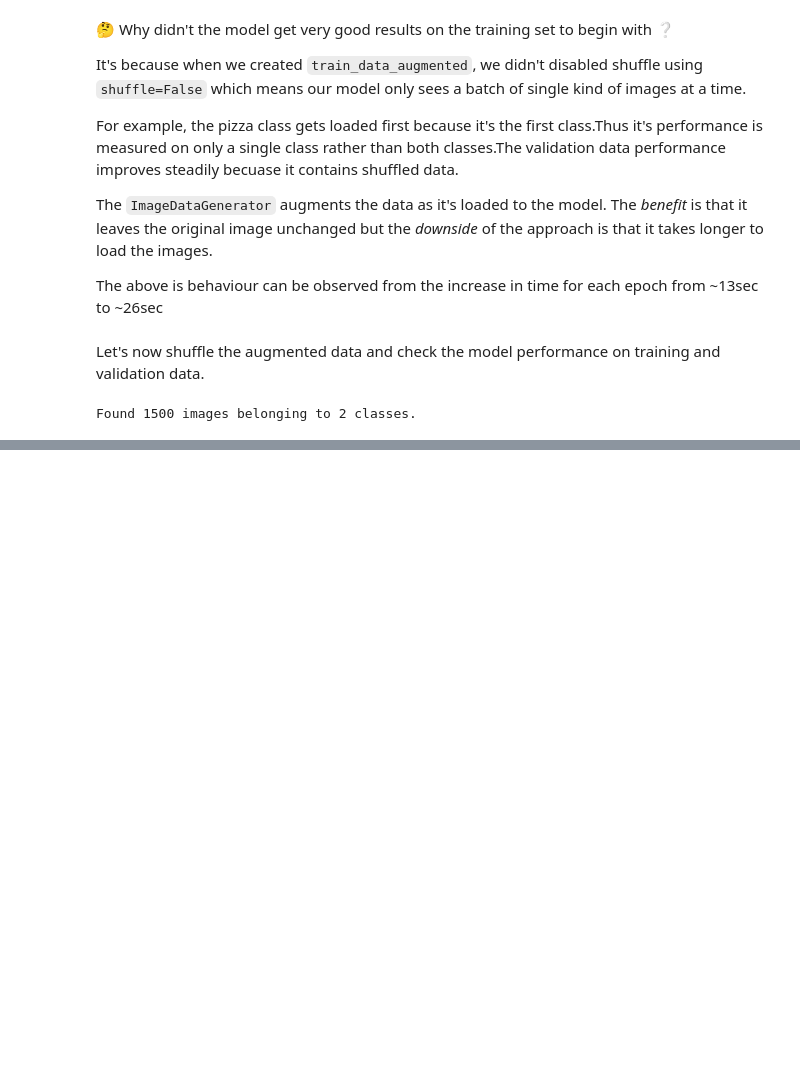
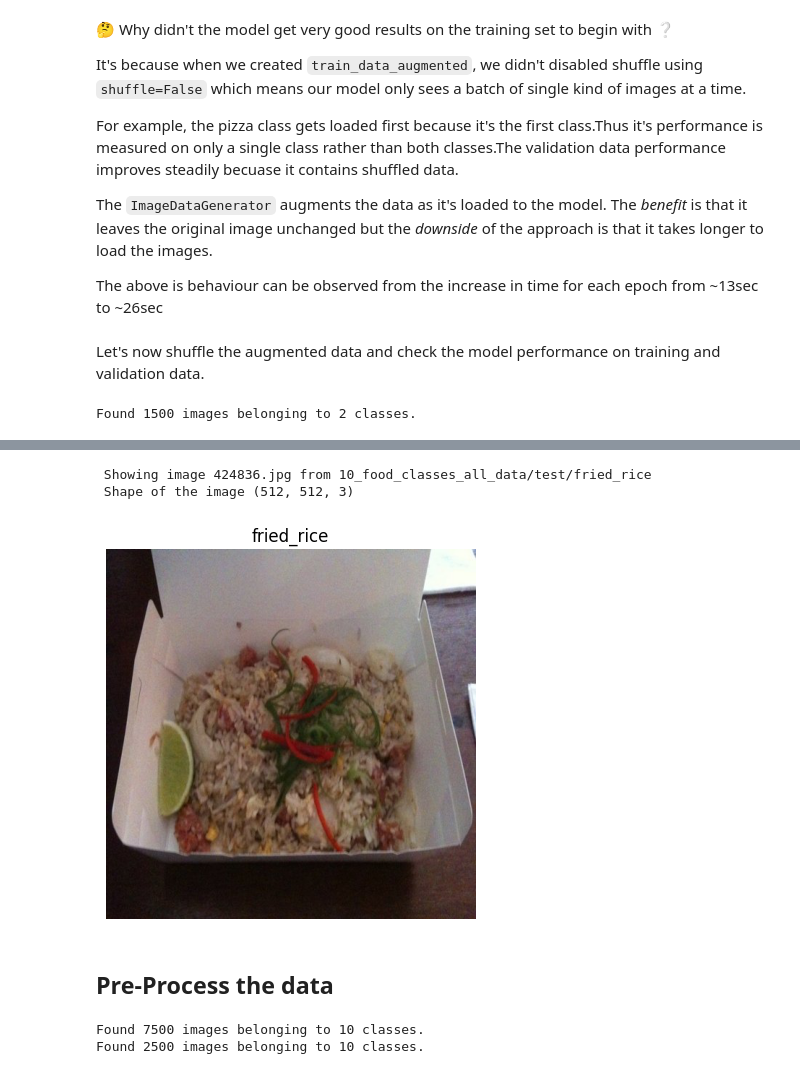
Before and after one commit to bikash119/learn_tensorflow, a Jupyter notebook: learn_tf_004.ipynb, the cells around one changed output, grey strips where cells are left out. Saved outputs shown, nothing was run; the diff lists cells and outputs as text; code cells hidden in the pictures; blank space fills up the shorter version.

```diff
--- a/learn_tf_004.ipynb
+++ b/learn_tf_004.ipynb
@@ -815,0 +970,29 @@ plot_loss_curve(history_7.history)
+# %%
+random_test_img = view_random_image(target_dir=test_dir,target_class=random.choice(classnames_10))
+# %% [output]
+ Showing image 424836.jpg from 10_food_classes_all_data/test/fried_rice
+ Shape of the image (512, 512, 3)
+[figure, added]
+# %% [markdown]
+## Pre-Process the data
+# %%
+from tensorflow.keras.preprocessing.image import ImageDataGenerator
+
+train_datagen = ImageDataGenerator(rescale=1./255)
+
+test_datagen = ImageDataGenerator(rescale=1./255)
+
+train_data = train_datagen.flow_from_directory(train_dir
+                                               ,class_mode="categorical"
+                                               ,batch_size=32
+                                               ,target_size=(224,224)
+                                               )
+
+test_data = test_datagen.flow_from_directory(test_dir
+                                             ,class_mode="categorical"
+                                             ,batch_size=32
+                                             ,target_size=(224,224)
+                                             )
+# %% [output]
+Found 7500 images belonging to 10 classes.
+Found 2500 images belonging to 10 classes.
```
Also changed, not shown: parts of 59 cells of this notebook.
